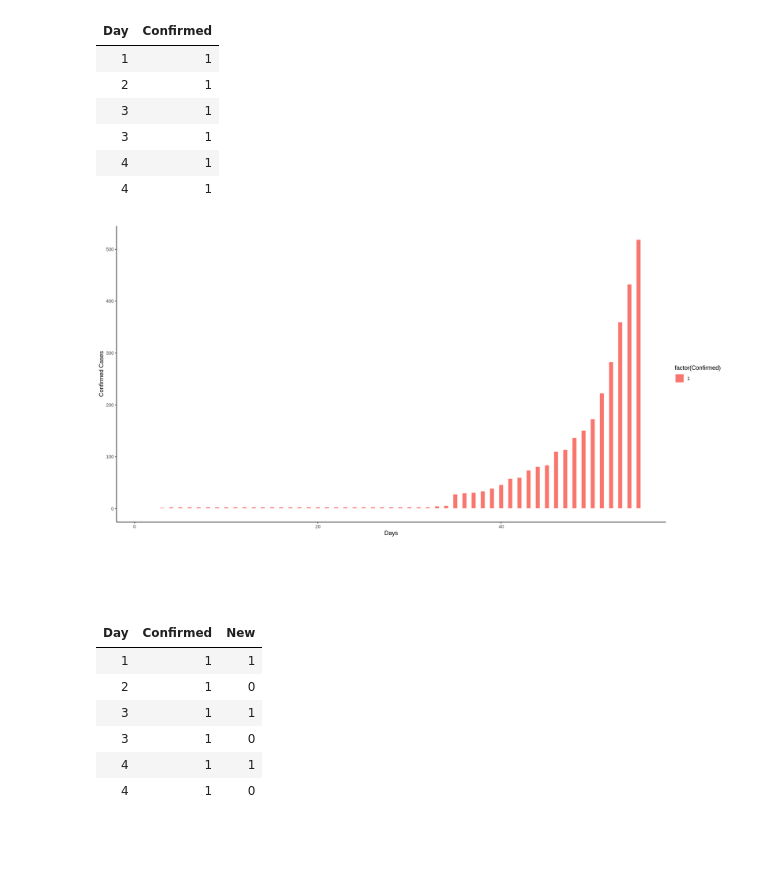
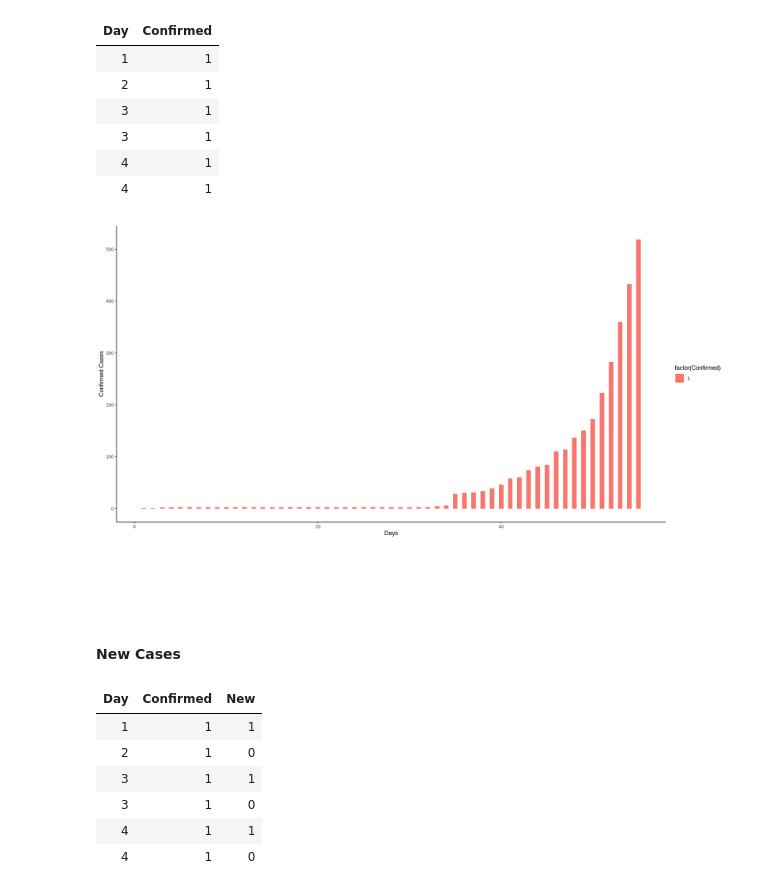
Before and after one commit to ravi-prakash1907/COVID-19-India, a Jupyter notebook: india-today/Understand India.ipynb, the cells around one changed output. Drawn from its saved outputs; the diff is of its cells as text; code cells hidden in the pictures; blank space fills up the shorter version.

```diff
--- a/india-today/Understand India.ipynb
+++ b/india-today/Understand India.ipynb
@@ -119,13 +123,15 @@ head(df)
 # %%
 # Confirmed cases with Days
 ggplot(df, aes(x = Day, fill = factor(Confirmed))) +
-  geom_histogram(binwidth = 0.5, color ="white") +
+  geom_histogram(binwidth = 0.5) +
   xlab("Days") +
   ylab("Confirmed Cases")
 # %% [output]
-[figure, old version]
+[figure, new version]
 # %% [markdown]
 <br /><br />
+# %% [markdown]
+#### New Cases
 # %%
 ## adding new cases
 
```
Also changed, not shown: parts of 25 cells of this notebook, 1 other file.
